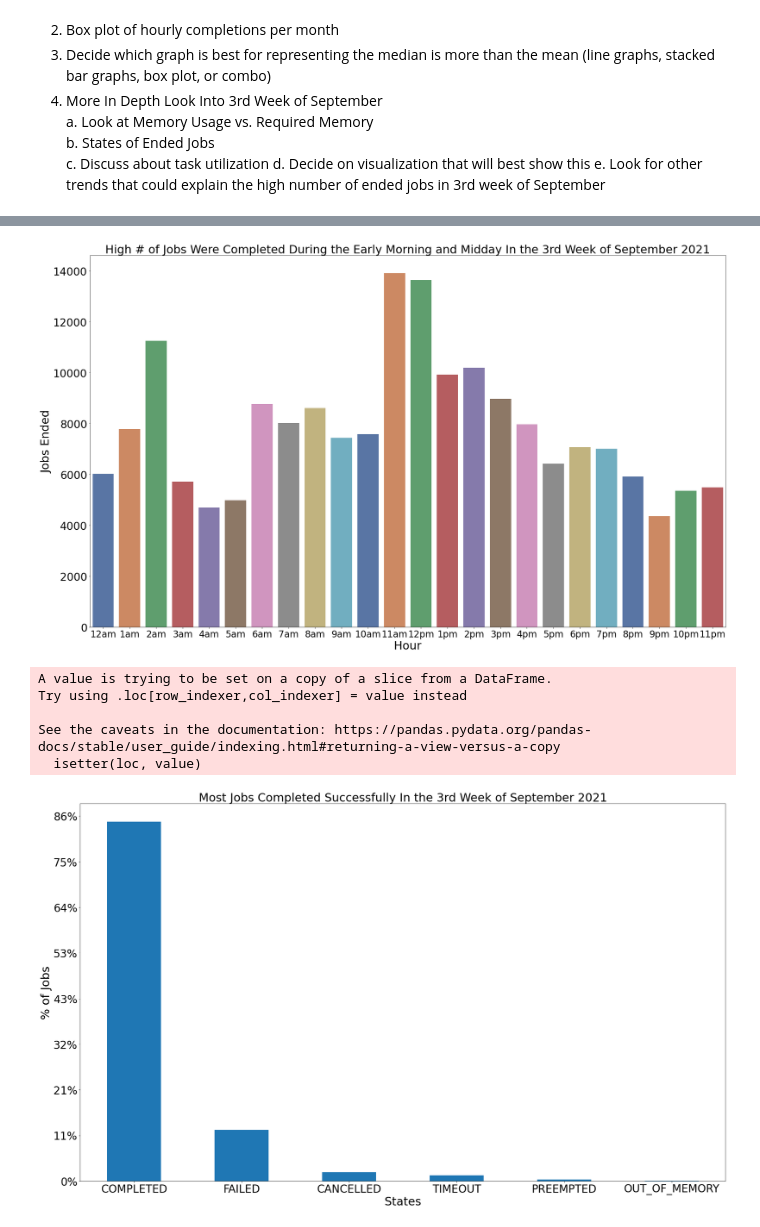
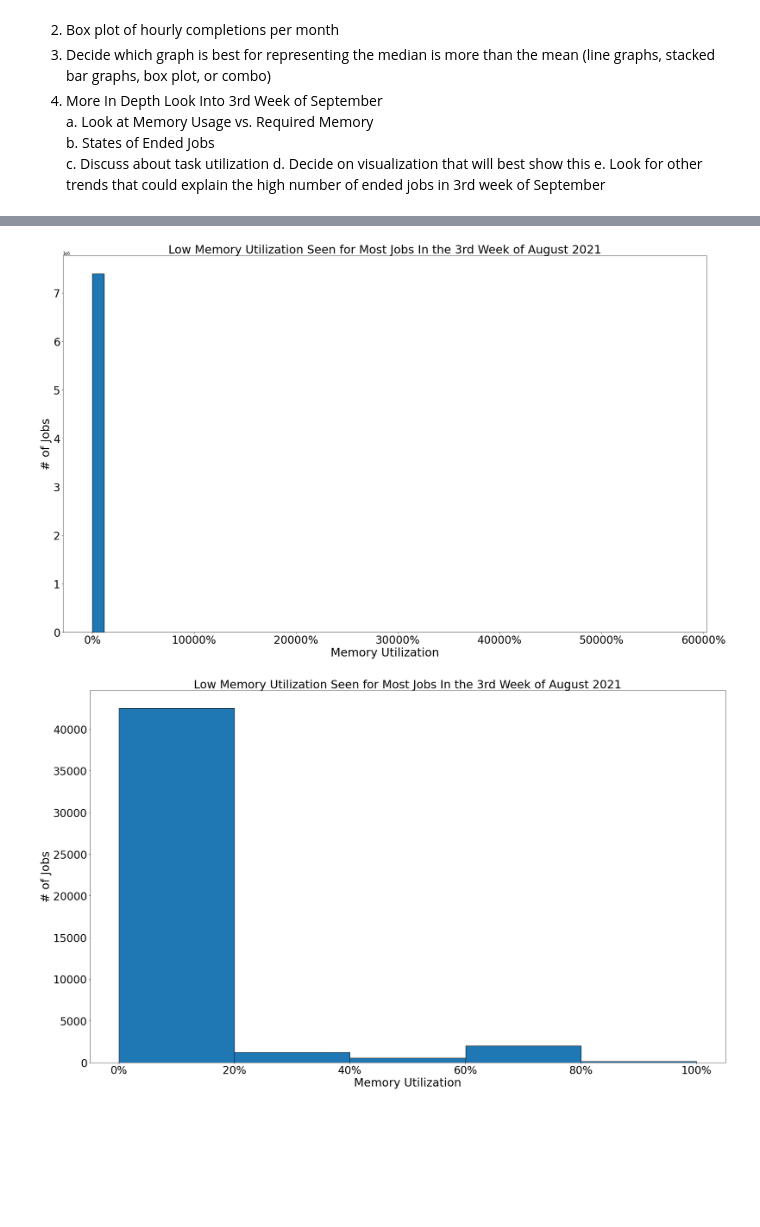
Before and after one commit to nss-data-science-cohort-5/accre-red-skittles, a Jupyter notebook: notebooks/Question 1.ipynb, the cells around one changed output, grey strips where cells are left out. Cells and saved outputs as stored; diff of their text form; code cells hidden in the pictures; blank space fills up the shorter version.

```diff
--- a/notebooks/Question 1.ipynb
+++ b/notebooks/Question 1.ipynb
@@ -20,6 +20,13 @@ jobs['JOBLENGTH'] = pd.to_timedelta(jobs['JOBLENGTH'])
 
 # Count the amount of jobs per hour and create new column
 jobs['GROUP1H'] = jobs.groupby(pd.Grouper(key='END',freq='H')).transform('count')['JOBID'].sort_index()
+
+# Extract date and hour from 'END' column
+jobs['DATE'] = jobs['END'].dt.date
+jobs['HOUR'] = jobs['END'].dt.hour
+
+# Create data frame with duplicates dropped by 'DATE' and 'HOUR' column
+one_job_per_hour = jobs.drop_duplicates(['DATE', 'HOUR'])
 # %% [markdown]
 ## Question 1: Calculate some descriptive statistics for how many jobs per hour are being completed.
 # %% [markdown]
@@ -181,0 +149,3 @@ third_week_september.groupby(jobs['END'].dt.hour).count()
+# %%
+jobs['WEEK'] = jobs['END'].dt.isocalendar().week
+jobs['YEAR'] = jobs['END'].dt.year
@@ -182,49 +220,38 @@ third_week_september.groupby(jobs['END'].dt.hour).count()
 # %%
-# Average(mean) jobs ended per hour for the third week in September
-third_week_september_jobs_ended_by_hour_mean = third_week_september.groupby(jobs['END'].dt.hour).count().drop({'END'}, axis='columns')
-third_week_september_jobs_ended_by_hour_mean = third_week_september_jobs_ended_by_hour_mean.reset_index()
+# Calculate memory utilization by dividing total memory used by total required memory
+memory_utilization = jobs['USEDMEMTOT']/jobs['REQMEMTOT']
 
 # Set figure size and graph plots
 fig, ax = plt.subplots(figsize=(30, 18))
-sns.barplot(x = 'END',
-            y = 'JOBID',
-            data = third_week_september_jobs_ended_by_hour_mean,
-            dodge = False,
-            palette = "deep",
-            ax = ax)
+plt.hist(memory_utilization, bins=50, edgecolor='black')
 
 # Set Axes labels and sizes
-date_labels = ['12am', '1am', '2am', '3am', '4am', '5am', '6am', '7am', '8am', '9am', '10am', '11am', '12pm', '1pm', '2pm', '3pm', '4pm', '5pm', '6pm', '7pm', '8pm', '9pm', '10pm', '11pm']
-plt.xlabel('Hour', fontsize = fontsize)
-plt.xticks(fontsize = fontsize - 6, rotation = 0)
-ax.set_xticklabels(labels = date_labels)
+plt.xlabel('Memory Utilization', fontsize = fontsize)
+plt.xticks(fontsize = fontsize - 2, rotation = 0)
+ax.xaxis.set_major_formatter(mtick.PercentFormatter(1))
 
-plt.ylabel('Jobs Ended', fontsize = fontsize)
-plt.yticks(fontsize = fontsize - 2);
+plt.ylabel('# of Jobs', fontsize = fontsize)
+plt.yticks(fontsize = fontsize - 2)
 
-plt.title("High # of Jobs Were Completed During the Early Morning and Midday In the 3rd Week of September 2021", fontsize = fontsize);
+plt.title("Low Memory Utilization Seen for Most Jobs In the 3rd Week of August 2021", fontsize = fontsize);
 # %% [output]
-[figure, old version]
+[figure, new version]
-# %%
-third_week_september.loc[third_week_september['STATE'].str.find('CANCELLED') == 0, 'STATE'] = 'CANCELLED'
-# %% [output]
-A value is trying to be set on a copy of a slice from a DataFrame.
-Try using .loc[row_indexer,col_indexer] = value instead
-
-See the caveats in the documentation: https://pandas.pydata.org/pandas-docs/stable/user_guide/indexing.html#returning-a-view-versus-a-copy
-  isetter(loc, value)
 # %%
+# Calculate memory utilization by dividing total memory used by total required memory
+memory_utilization = third_week_august_11_am['USEDMEMTOT']/third_week_august_11_am['REQMEMTOT']
+
+# Set figure size and graph plots
 fig, ax = plt.subplots(figsize=(30, 18))
-third_week_september['STATE'].value_counts().plot(kind='bar')
+plt.hist(memory_utilization, bins=5, edgecolor='black')
 
-plt.xlabel('States', fontsize = fontsize)
+# Set Axes labels and sizes
+plt.xlabel('Memory Utilization', fontsize = fontsize)
 plt.xticks(fontsize = fontsize - 2, rotation = 0)
+ax.xaxis.set_major_formatter(mtick.PercentFormatter(1))
 
-plt.ylabel('% of Jobs', fontsize = fontsize)
+plt.ylabel('# of Jobs', fontsize = fontsize)
 plt.yticks(fontsize = fontsize - 2)
 
-plt.title('Most Jobs Completed Successfully In the 3rd Week of September 2021', fontsize = fontsize)
-
-ax.yaxis.set_major_formatter(mtick.PercentFormatter(187006));
+plt.title("Low Memory Utilization Seen for Most Jobs In the 3rd Week of August 2021", fontsize = fontsize);
 # %% [output]
-[figure, old version]
+[figure, new version]
```
Also changed, not shown: parts of 15 cells of this notebook.
